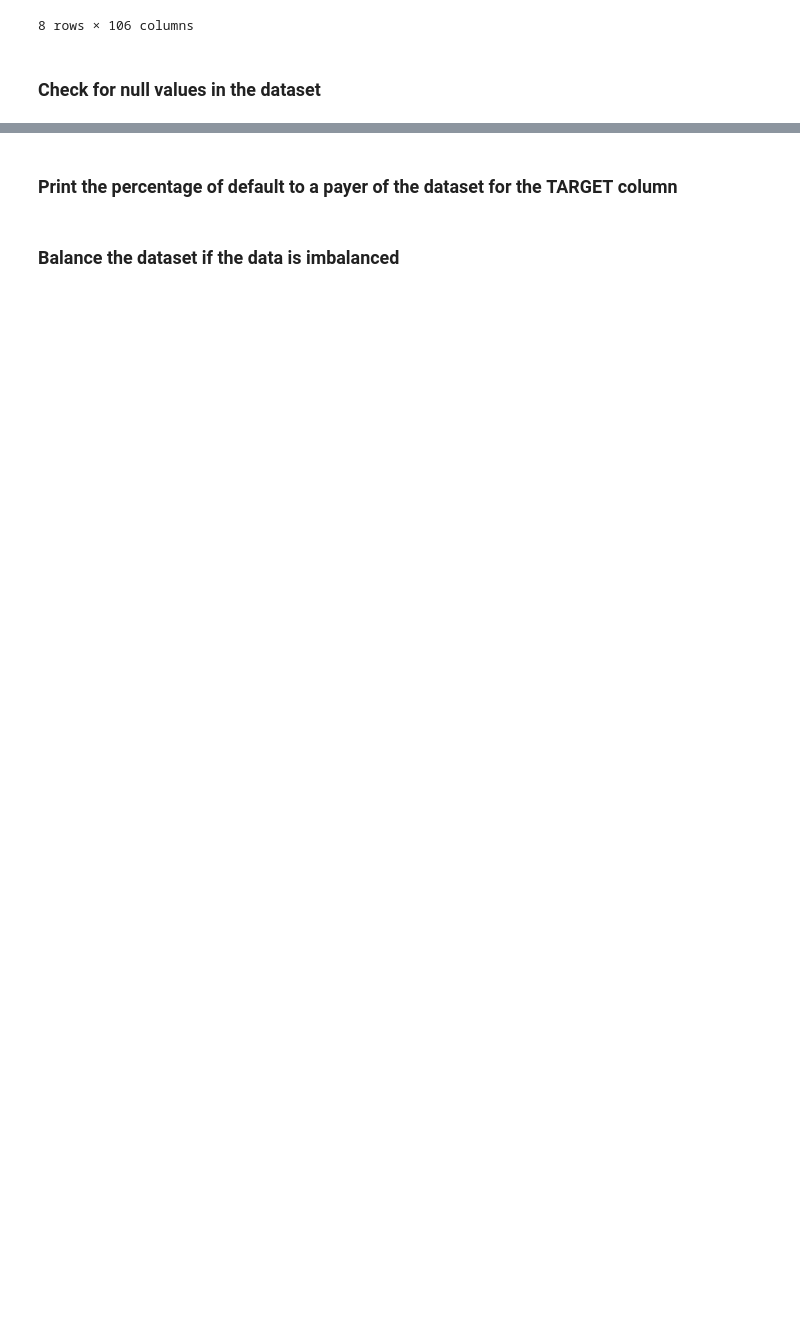
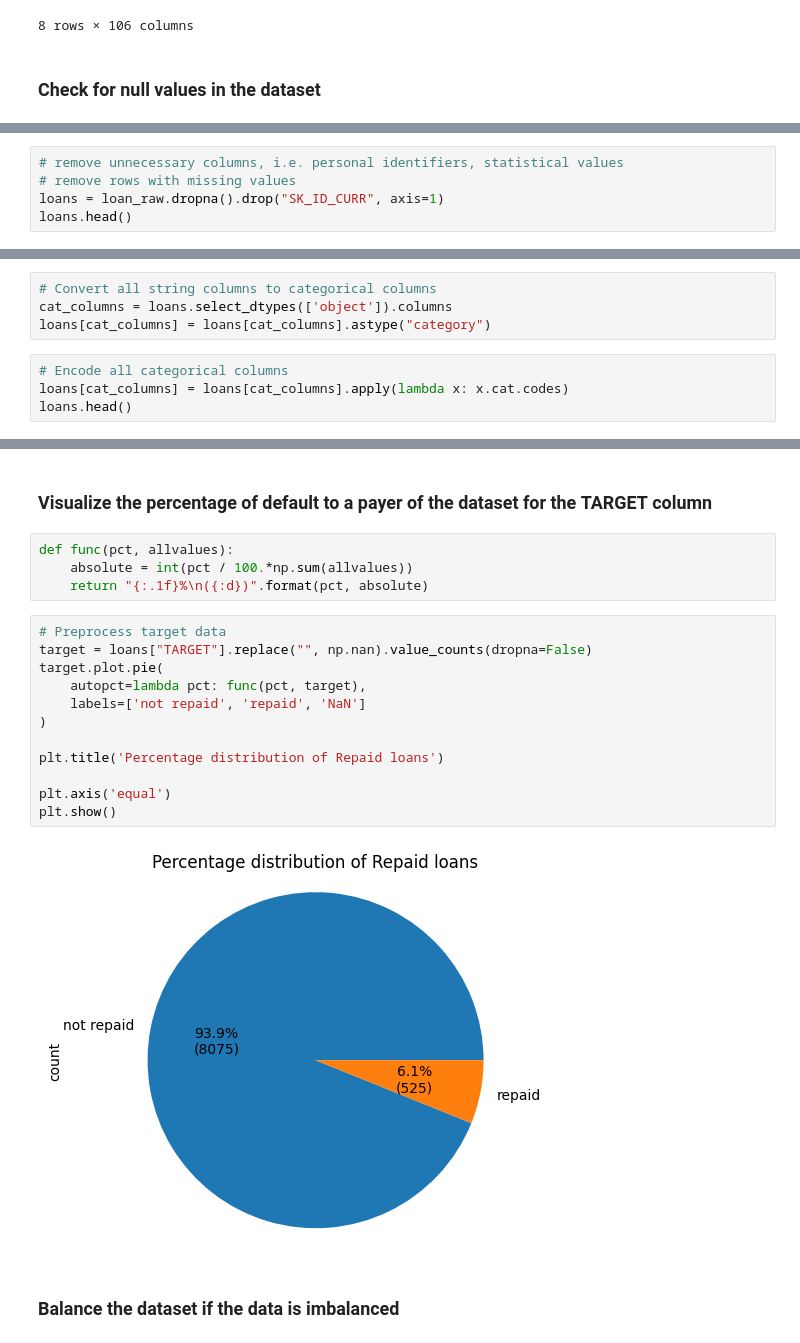
Before and after one commit to candy-hkuk/PGC-AIML, a Jupyter notebook: Course5/HomeLoanDataAnalysis_CH.ipynb, the cells around one changed output, grey strips where cells are left out. Drawn from its saved outputs; the diff is of its cells as text; blank space fills up the shorter version.

```diff
--- a/Course5/HomeLoanDataAnalysis_CH.ipynb
+++ b/Course5/HomeLoanDataAnalysis_CH.ipynb
@@ -72,0 +93,5 @@ Length: 122, dtype: int64
+# %%
+# remove unnecessary columns, i.e. personal identifiers, statistical values
+# remove rows with missing values
+loans = loan_raw.dropna().drop("SK_ID_CURR", axis=1)
+loans.head()
@@ -72,0 +133,8 @@ Length: 122, dtype: int64
+# %%
+# Convert all string columns to categorical columns
+cat_columns = loans.select_dtypes(['object']).columns
+loans[cat_columns] = loans[cat_columns].astype("category")
+# %%
+# Encode all categorical columns
+loans[cat_columns] = loans[cat_columns].apply(lambda x: x.cat.codes)
+loans.head()
@@ -73,4 +149,22 @@ Length: 122, dtype: int64
 # %% [markdown]
-### Print the percentage of default to a payer of the dataset for the **TARGET** column
+### Visualize the percentage of default to a payer of the dataset for the **TARGET** column
+# %%
+def func(pct, allvalues):
+    absolute = int(pct / 100.*np.sum(allvalues))
+    return "{:.1f}%\n({:d})".format(pct, absolute)
+# %%
+# Preprocess target data
+target = loans["TARGET"].replace("", np.nan).value_counts(dropna=False)
+target.plot.pie(
+    autopct=lambda pct: func(pct, target),
+    labels=['not repaid', 'repaid', 'NaN']
+)
+
+plt.title('Percentage distribution of Repaid loans')
+
+plt.axis('equal')
+plt.show()
+# %% [output]
+[figure, added]
 # %% [markdown]
 ### Balance the dataset if the data is imbalanced
```
Also changed, not shown: parts of 43 cells of this notebook.
